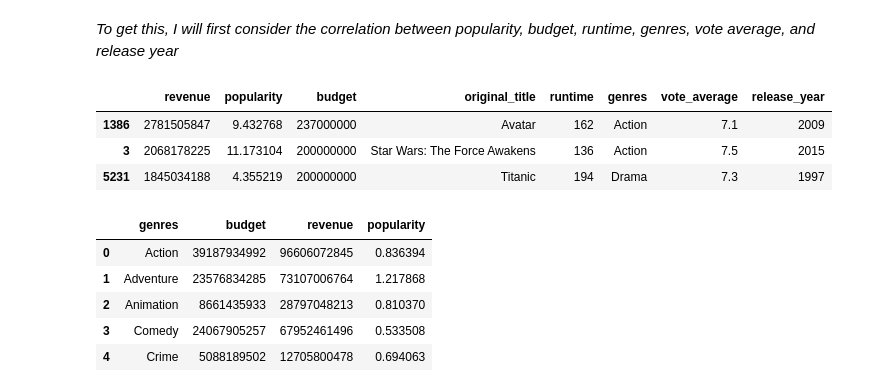
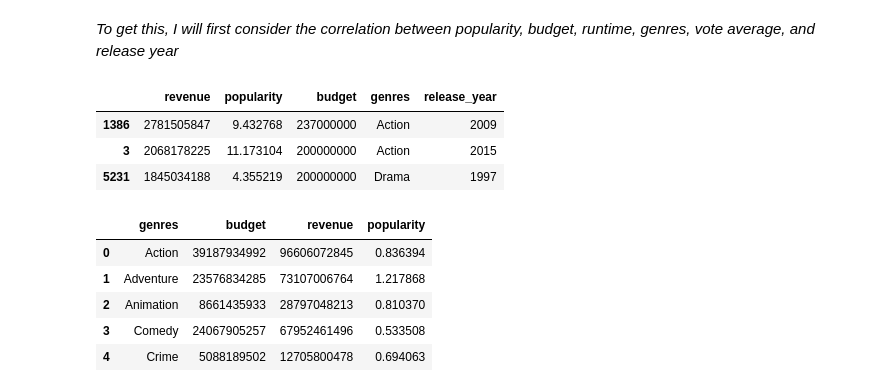
Before and after one commit to Placidus-Ali/intermediate_projects, a Jupyter notebook: week4/project1.ipynb, the cells around one changed output. Saved outputs shown, nothing was run; the diff lists cells and outputs as text; code cells hidden in the pictures.

```diff
--- a/week4/project1.ipynb
+++ b/week4/project1.ipynb
@@ -279,15 +279,15 @@ plt.legend(bbox_to_anchor=(1.05, 1), loc='upper left', borderaxespad=0.5); # use
 *To get this, I will first consider the correlation between popularity, budget, runtime, genres, vote average, and release year*
 # %%
 info_rev = pd.DataFrame(movies['revenue'].sort_values(ascending=False))
-data_set = ['popularity','budget','original_title','runtime','genres','vote_average','release_year']
+data_set = ['popularity','budget','genres','release_year']
 for i in data_set:
     info_rev[i] = movies[i]
 info_rev.head(3)
 # %% [output]
-|  | revenue | popularity | budget | original_title | runtime | genres | vote_average | release_year |
-| 1386 | 2781505847 | 9.432768 | 237000000 | Avatar | 162 | Action | 7.1 | 2009 |
-| 3 | 2068178225 | 11.173104 | 200000000 | Star Wars: The Force Awakens | 136 | Action | 7.5 | 2015 |
-| 5231 | 1845034188 | 4.355219 | 200000000 | Titanic | 194 | Drama | 7.3 | 1997 |
+|  | revenue | popularity | budget | genres | release_year |
+| 1386 | 2781505847 | 9.432768 | 237000000 | Action | 2009 |
+| 3 | 2068178225 | 11.173104 | 200000000 | Action | 2015 |
+| 5231 | 1845034188 | 4.355219 | 200000000 | Drama | 1997 |
 # %%
 # group the genre
 rev1 = info_rev.groupby('genres', as_index =False).agg({'budget':'sum','revenue':'sum', 'popularity':'mean'})
```
Also changed, not shown: parts of 4 cells of this notebook.
